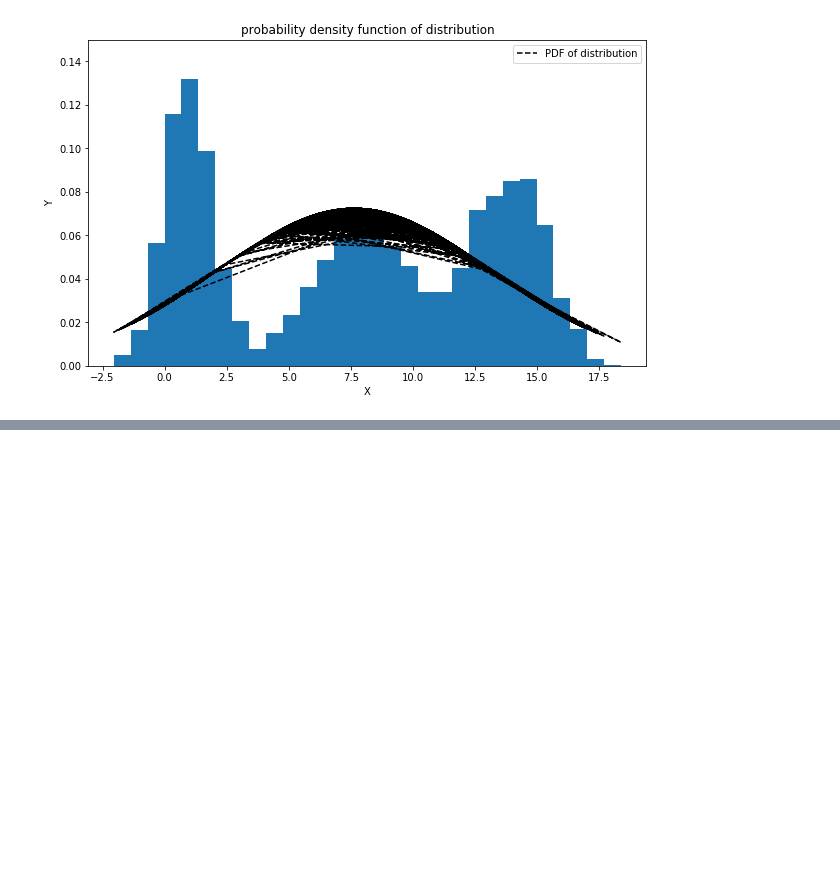
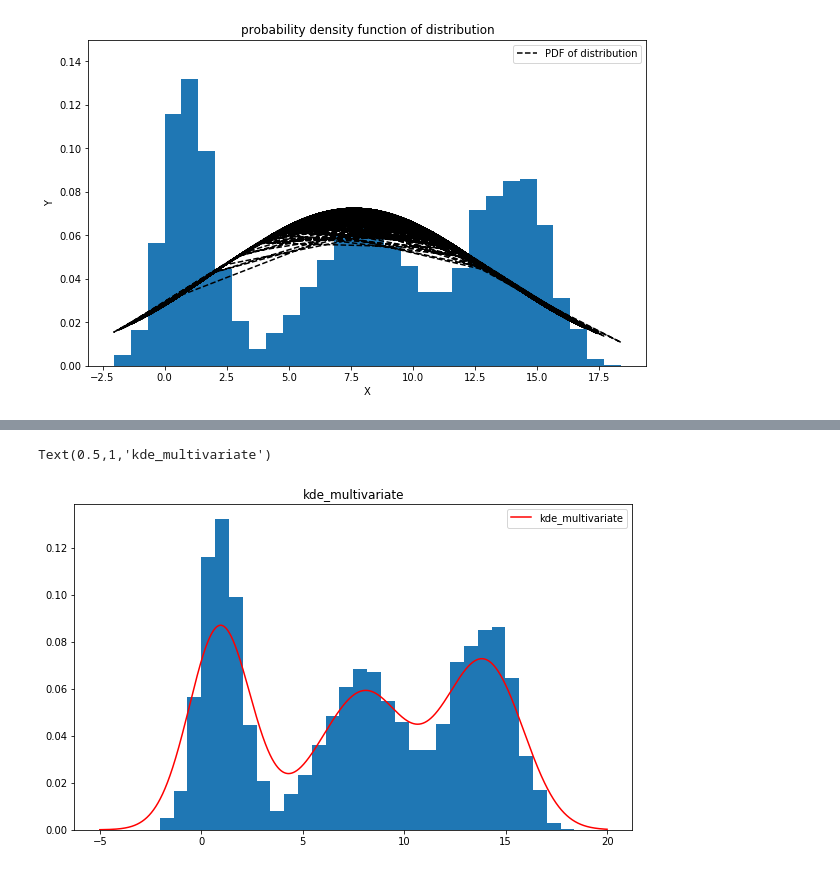
Before and after one commit to Ravikiran-Bhat-Git/learning_and_adaptivity, a Jupyter notebook: assignment03/LA03_Ex2_KDE.ipynb, the cells around one changed output, grey strips where cells are left out. Cells and saved outputs as stored; diff of their text form; code cells hidden in the pictures; blank space fills up the shorter version.

```diff
--- a/assignment03/LA03_Ex2_KDE.ipynb
+++ b/assignment03/LA03_Ex2_KDE.ipynb
@@ -69,3 +84,16 @@ ax.legend(loc='best')
+# %%
+fig, ax = plt.subplots(figsize=(10, 6))
+ax.hist(df.values, bins=30, normed=True)
+
+kde = KDEMultivariate(df.values,var_type='c')
+x_grid = np.linspace(-5, 20, 3000)
+kde_multivariate = kde.pdf(x_grid)
+plt.plot(x_grid, kde_multivariate, color='red',label='kde_multivariate')
+ax.legend(loc='best')
+plt.title('kde_multivariate')
+# %% [output]
+Text(0.5,1,'kde_multivariate')
+[figure, added]
 # %%
 # KDE Scikit learn
 fig, ax = plt.subplots(figsize=(10, 6))
```
Also changed, not shown: parts of 4 cells of this notebook.
